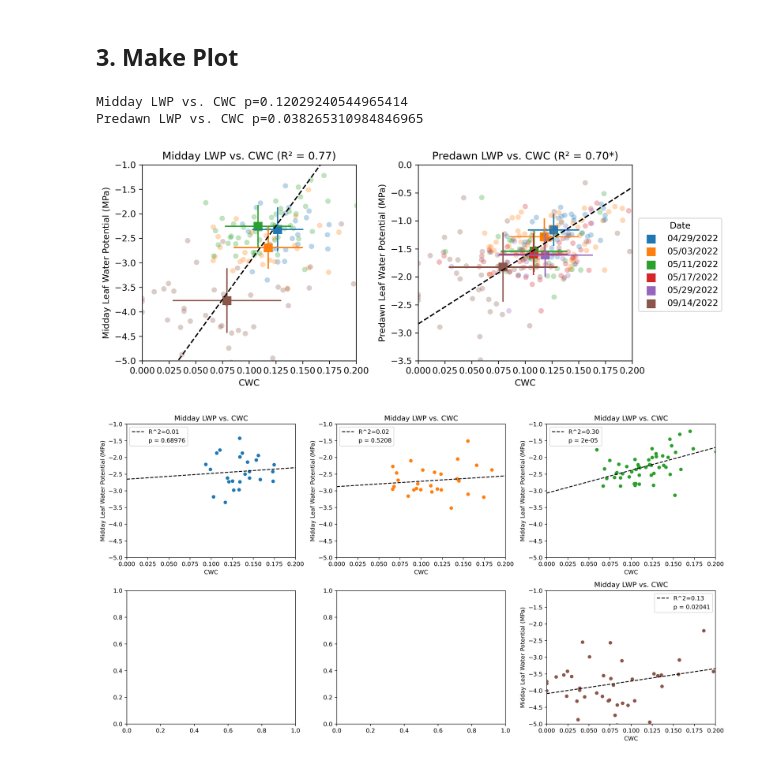
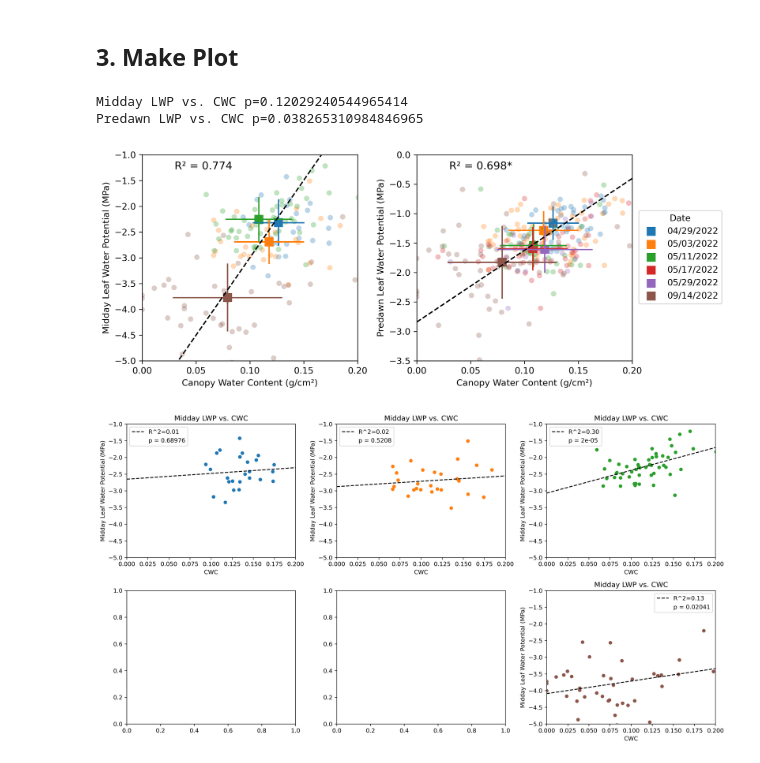
Before and after one commit to jean-allen/SHIFT_CWC, a Jupyter notebook: figures/f5_lwp/CWC_vs_LWP.ipynb, the cells around one changed output. Cells and saved outputs as stored; diff of their text form; code cells hidden in the pictures.

```diff
--- a/figures/f3_lwp/CWC_vs_LWP.ipynb
+++ b/figures/f5_lwp/CWC_vs_LWP.ipynb
@@ -145,9 +145,17 @@ print('Midday LWP vs. CWC p={}'.format(p_value))
 
 ax1.set_xlim(0, 0.2)
 ax1.set_ylim(-5, -1)
-ax1.set_xlabel('CWC')
+ax1.xaxis.set_major_locator(ticker.MultipleLocator(0.05))
+ax1.set_xlabel('Canopy Water Content (g/cm²)')
 ax1.set_ylabel('Midday Leaf Water Potential (MPa)')
-ax1.set_title('Midday LWP vs. CWC (R² = {:.2f})'.format(r_value**2))
+# ax1.set_title('Midday LWP vs. CWC (R² = {:.2f})'.format(r_value**2))
+
+r2_str = 'R² = ' + str(round(r_value**2, 3))
+if p_value < 0.05:
+    r2_str += '*'
+if p_value < 0.01:
+    r2_str += '*'
+ax1.text(0.15, 0.93, r2_str, transform=ax1.transAxes, fontsize=12)
 
 avg_cwcs = []
 avg_predawn_lwps = []
@@ -160,36 +168,45 @@ for cwc_df in cwc_df_list:
     date_str = cwc_df['datetime'].iloc[0].strftime('%m/%d/%Y')
     ax2.scatter(cwc_df['CWC'], -1*cwc_df['predawn_lwp'], color=color_list[date_list.index(cwc_df['datetime'].iloc[0].strftime('%Y%m%d'))], alpha=0.3, edgecolors='none')
     avg_cwc_lwp = cwc_df['CWC'].mean()
     avg_predawn_lwp = -1*cwc_df['predawn_lwp'].mean()
     std_cwc_lwp = cwc_df['CWC'].std()
     std_predawn_lwp = cwc_df['predawn_lwp'].std()
     ax2.scatter(avg_cwc_lwp, avg_predawn_lwp, c=color_list[date_list.index(cwc_df['datetime'].iloc[0].strftime('%Y%m%d'))], edgecolors='none', s=100, alpha=1, marker='s', label=date_str)
     ax2.errorbar(avg_cwc_lwp, avg_predawn_lwp, yerr=std_predawn_lwp, fmt='none', ecolor=color_list[date_list.index(cwc_df['datetime'].iloc[0].strftime('%Y%m%d'))])
     ax2.errorbar(avg_cwc_lwp, avg_predawn_lwp, xerr=std_cwc_lwp, fmt='none', ecolor=color_list[date_list.index(cwc_df['datetime'].iloc[0].strftime('%Y%m%d'))])
 
     avg_cwcs.append(avg_cwc_lwp)
     avg_predawn_lwps.append(avg_predawn_lwp)
 
 # lin regression
 slope, intercept, r_value, p_value, std_err = linregress(avg_cwcs, avg_predawn_lwps)
 x = np.linspace(0, 0.2, 100)
 y = slope*x + intercept
 ax2.plot(x, y, color='black', linestyle='--')
 print('Predawn LWP vs. CWC p={}'.format(p_value))
 
 ax2.legend(title='Date', bbox_to_anchor=(1.01, 0.75))
 ax2.set_xlim(0, 0.2)
 ax2.set_ylim(-3.5, 0)
-ax2.set_xlabel('CWC')
+ax2.xaxis.set_major_locator(ticker.MultipleLocator(0.05))
+ax2.set_xlabel('Canopy Water Content (g/cm²)')
 ax2.set_ylabel('Predawn Leaf Water Potential (MPa)')
-ax2.set_title('Predawn LWP vs. CWC (R² = {:.2f}*)'.format(r_value**2))
+# ax2.set_title('Predawn LWP vs. CWC (R² = {:.2f}*)'.format(r_value**2))
+
+r2_str = 'R² = ' + str(round(r_value**2, 3))
+if p_value < 0.05:
+    r2_str += '*'
+if p_value < 0.01:
+    r2_str += '*'
+ax2.text(0.15, 0.93, r2_str, transform=ax2.transAxes, fontsize=12)
 
 plt.tight_layout()
+# plt.savefig('CWC_LWP.png')
 plt.show()
 # %% [output]
 Midday LWP vs. CWC p=0.12029240544965414
 Predawn LWP vs. CWC p=0.038265310984846965
-[figure, old version]
+[figure, new version]
 # %%
 # now for each date on its own
 fig, axs = plt.subplots(2, 3, figsize=(15, 8))
```
Also changed, not shown: 21 other files.
